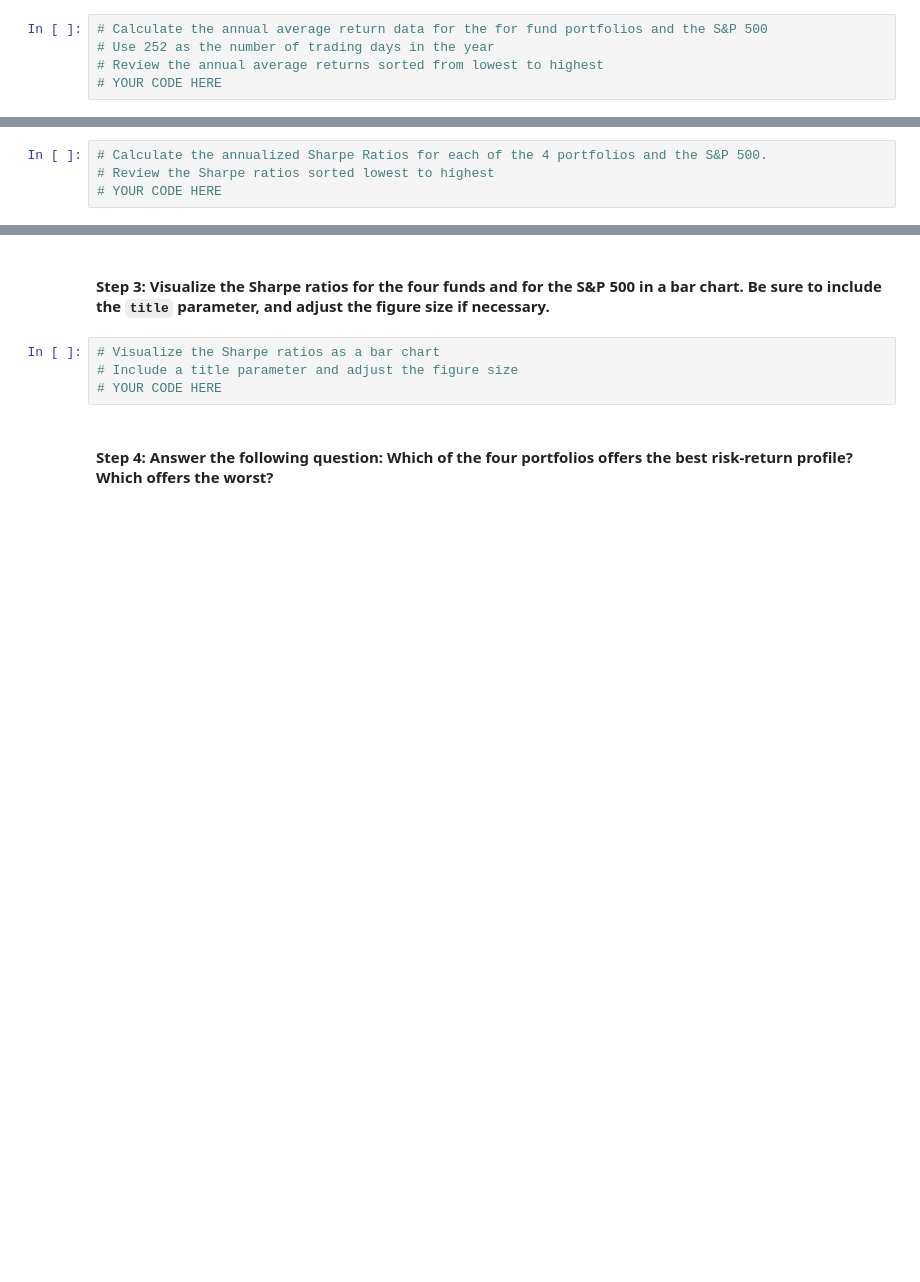
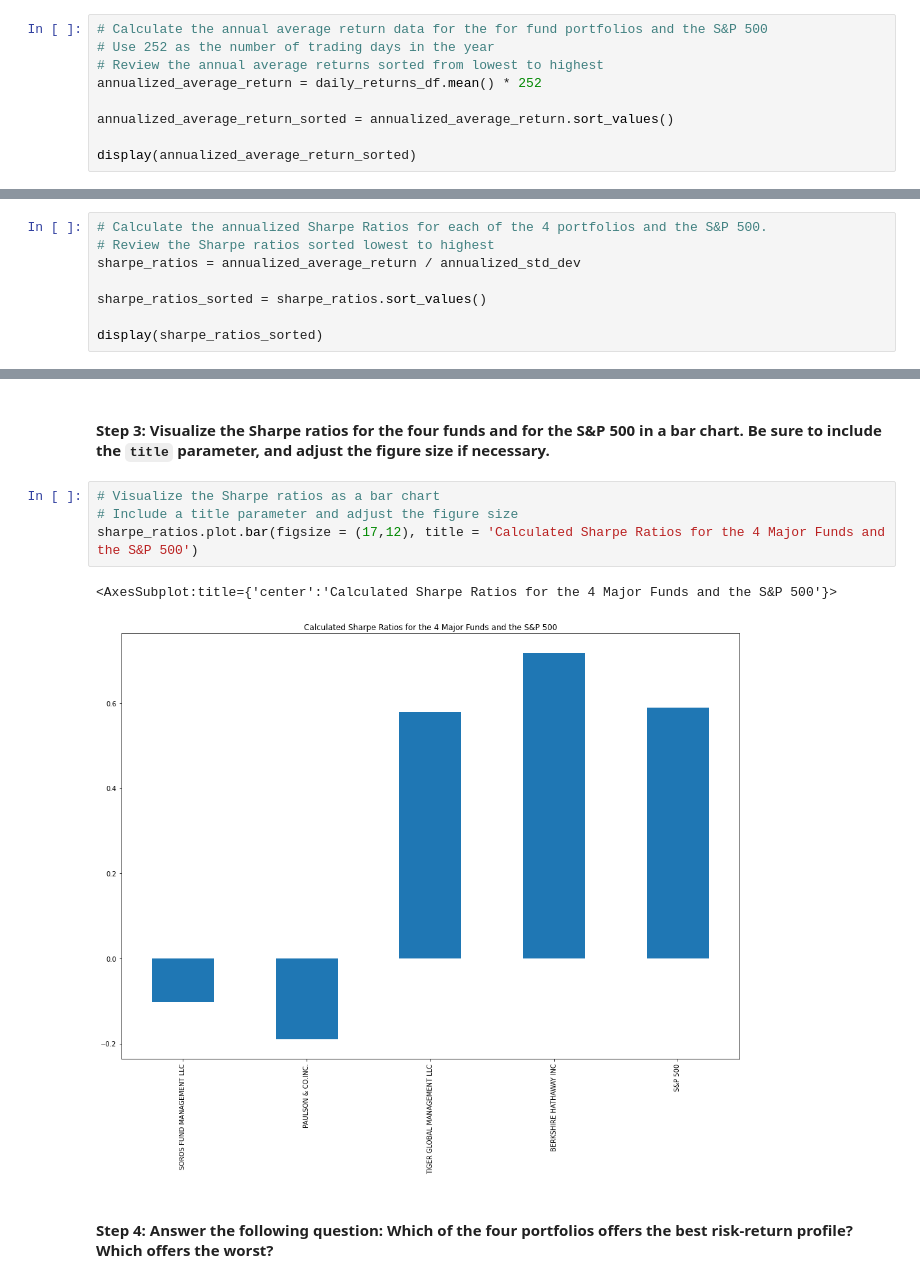
Before and after one commit to briggslalor/Challenge_4, a Jupyter notebook: risk_return_analysis.ipynb, the cells around one changed output, grey strips where cells are left out. Cells and saved outputs as stored; diff of their text form; blank space fills up the shorter version.

Commit message:
Commit containing the risk-return analysis of the data

```diff
--- a/risk_return_analysis.ipynb
+++ b/risk_return_analysis.ipynb
@@ -310,4 +310,8 @@ To determine the overall risk of an asset or portfolio, quantitative analysts an
 # Calculate the annual average return data for the for fund portfolios and the S&P 500
 # Use 252 as the number of trading days in the year
 # Review the annual average returns sorted from lowest to highest
-# YOUR CODE HERE
+annualized_average_return = daily_returns_df.mean() * 252
+
+annualized_average_return_sorted = annualized_average_return.sort_values()
+
+display(annualized_average_return_sorted)
@@ -316,4 +327,8 @@ To determine the overall risk of an asset or portfolio, quantitative analysts an
 # %%
 # Calculate the annualized Sharpe Ratios for each of the 4 portfolios and the S&P 500.
 # Review the Sharpe ratios sorted lowest to highest
-# YOUR CODE HERE
+sharpe_ratios = annualized_average_return / annualized_std_dev
+
+sharpe_ratios_sorted = sharpe_ratios.sort_values()
+
+display(sharpe_ratios_sorted)
@@ -322,6 +344,9 @@ To determine the overall risk of an asset or portfolio, quantitative analysts an
 # %%
 # Visualize the Sharpe ratios as a bar chart
 # Include a title parameter and adjust the figure size
-# YOUR CODE HERE
+sharpe_ratios.plot.bar(figsize = (17,12), title = 'Calculated Sharpe Ratios for the 4 Major Funds and the S&P 500')
+# %% [output]
+<AxesSubplot:title={'center':'Calculated Sharpe Ratios for the 4 Major Funds and the S&P 500'}>
+[figure, added]
 # %% [markdown]
 #### Step 4: Answer the following question: Which of the four portfolios offers the best risk-return profile? Which offers the worst?
```
Also changed, not shown: parts of 4 cells of this notebook.
